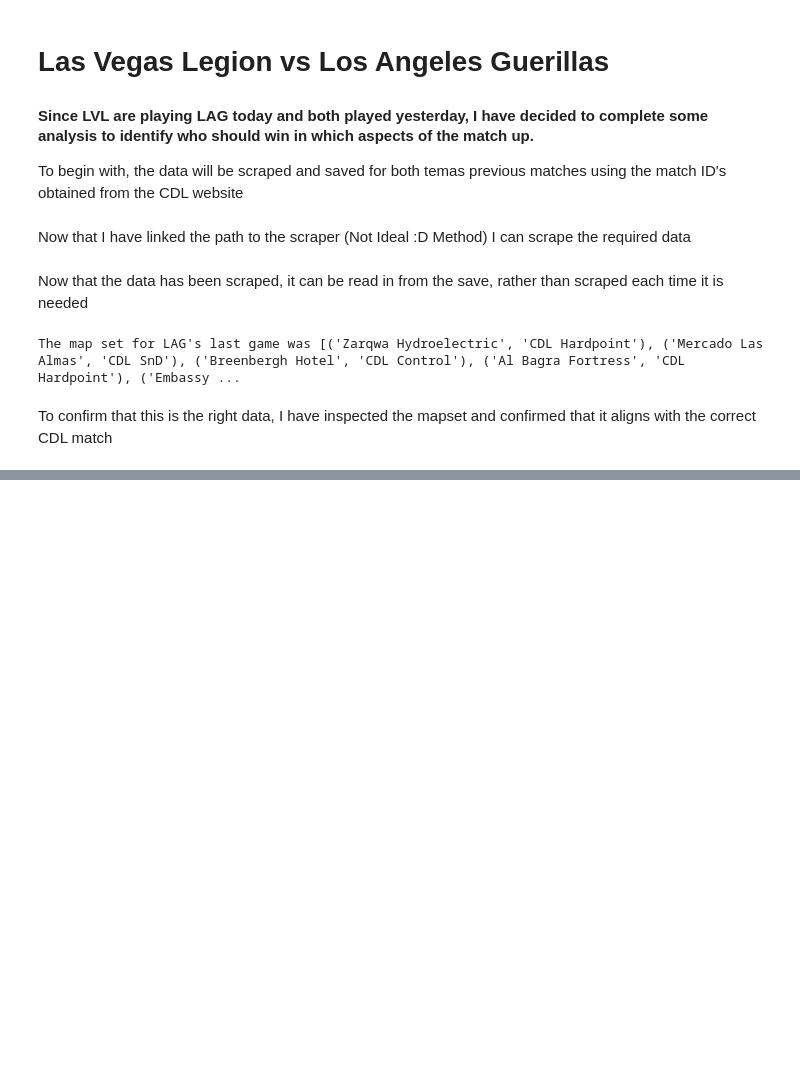
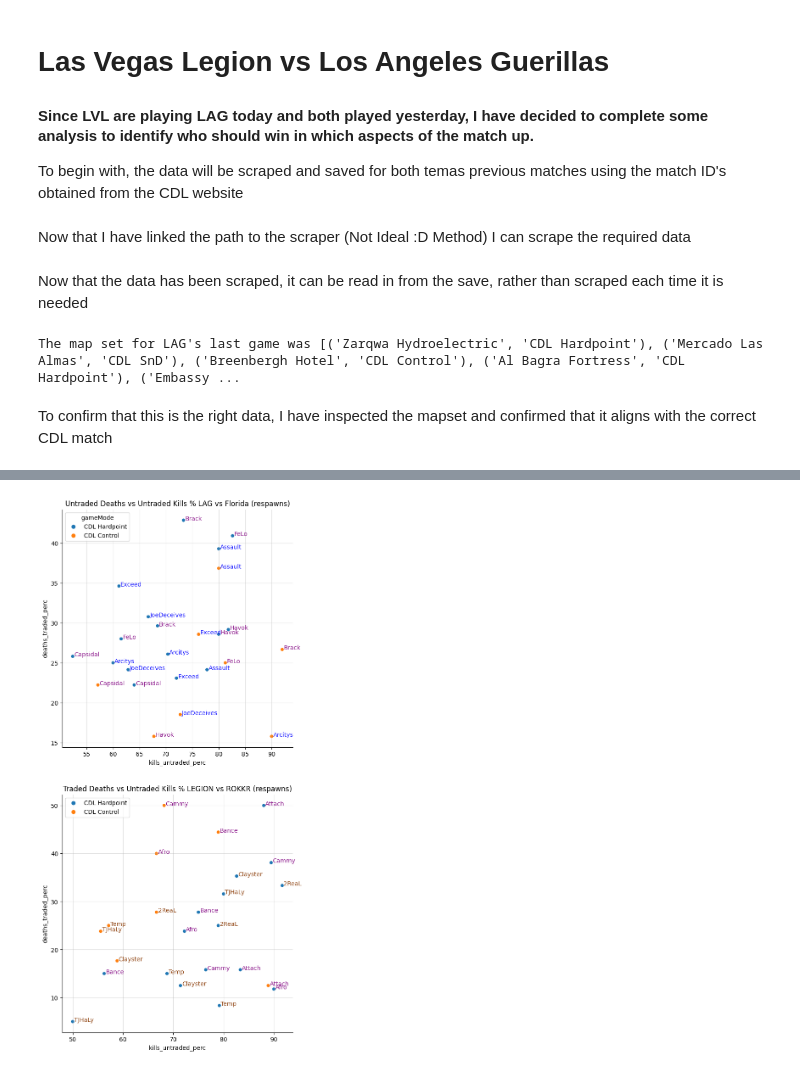
Before and after one commit to charlbbbbb/CDL-Stats, a Jupyter notebook: analysis/lag_vs_paris.ipynb, the cells around one changed output, grey strips where cells are left out. Cells and saved outputs as stored; diff of their text form; code cells hidden in the pictures; blank space fills up the shorter version.

```diff
--- a/analysis/lag_vs_paris.ipynb
+++ b/analysis/lag_vs_paris.ipynb
@@ -33,0 +126,25 @@ To confirm that this is the right data, I have inspected the mapset and confirme
+# %%
+
+lag_resp = lag_refined[lag_refined['gameMode'] != 'CDL SnD']
+lvl_resp = lvl_refined[lvl_refined['gameMode'] != 'CDL SnD']
+
+fig = plt.figure(figsize=(7, 16))
+ax1, ax2 = fig.subplots(nrows=2)
+
+ax1.set_title("Untraded Deaths vs Untraded Kills % LAG vs Florida (respawns)")
+sns.scatterplot(data=lag_resp, x='kills_untraded_perc', y='deaths_traded_perc', hue='gameMode', ax=ax1)
+for x, y, s, t in zip(lag_resp['kills_untraded_perc'], lag_resp['deaths_traded_perc'], lag_resp['alias'], lag_resp['team_type']):
+    ax1.text(x+0.3, y, s, alpha=0.9, color=("purple" if t == 'host' else "blue"))
+
+ax2.set_title("Traded Deaths vs Untraded Kills % LEGION vs ROKKR (respawns)")
+sns.scatterplot(data=lvl_resp, x='kills_untraded_perc', y='deaths_traded_perc', hue='gameMode', ax=ax2)
+for x, y, s, t in zip(lvl_resp['kills_untraded_perc'], lvl_resp['deaths_traded_perc'], lvl_resp['alias'], lvl_resp['team_type']):
+    ax2.text(x+0.3, y, s, alpha=0.9, color=("purple" if t == 'host' else "#873600"))
+
+ax1.spines[['right', 'top']].set_visible(False)
+ax2.spines[['right', 'top']].set_visible(False)
+ax1.grid(True, alpha=0.4)
+ax2.grid(True, alpha=0.4)
+ax2.legend(loc='upper left');
+# %% [output]
+[figure, added]
```
Also changed, not shown: parts of 4 cells of this notebook.
